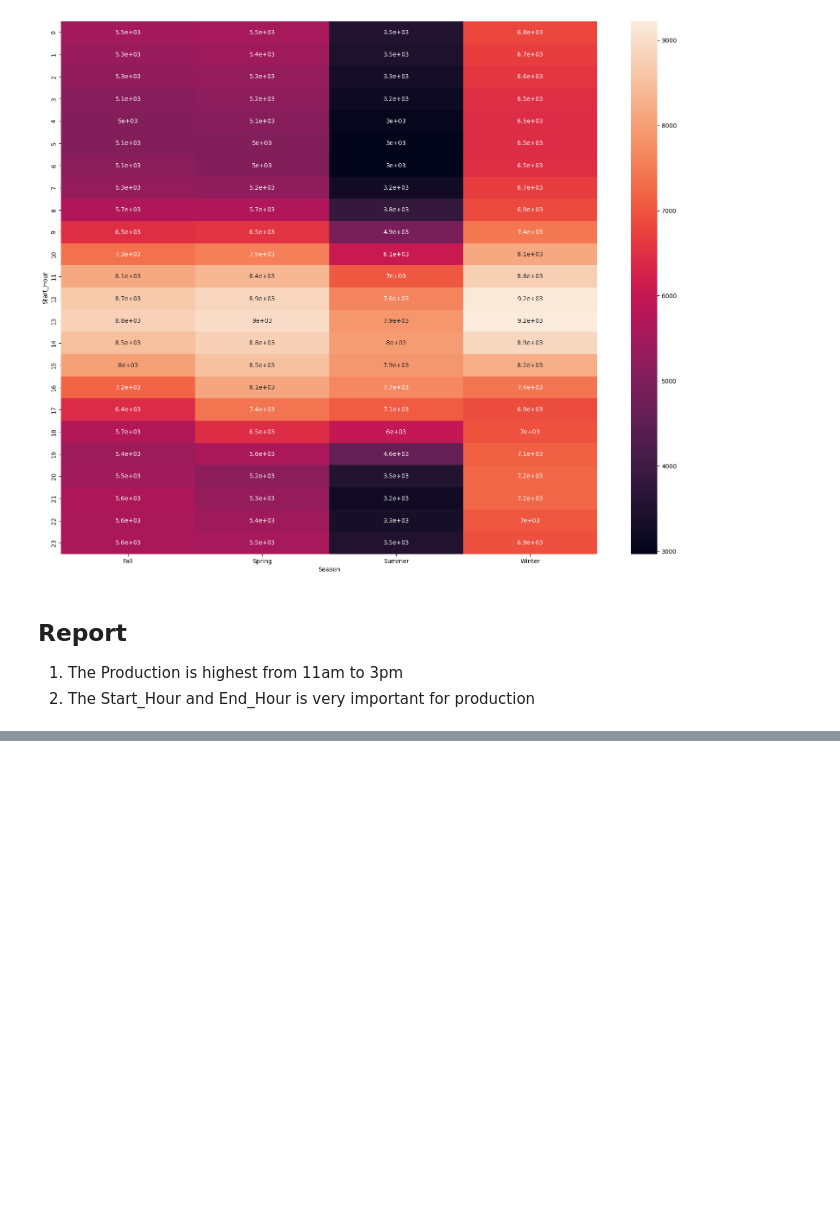
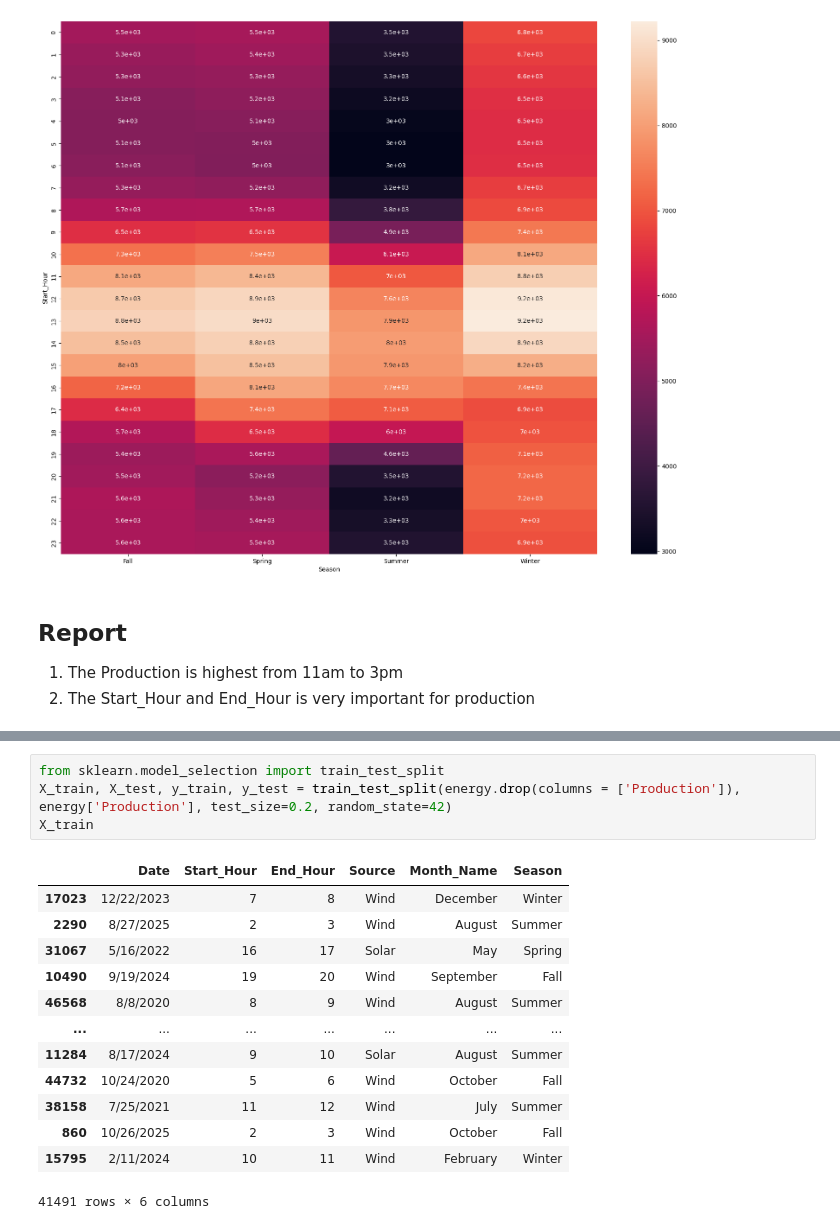
Before and after one commit to KryptoVader/DataScience_Journey, a Jupyter notebook: Analysis/DAY4.ipynb, the cells around one changed output, grey strips where cells are left out. Cells and saved outputs as stored; diff of their text form; blank space fills up the shorter version.

```diff
--- a/Analysis/DAY4.ipynb
+++ b/Analysis/DAY4.ipynb
@@ -339,0 +356,18 @@ plt.show()
+# %%
+from sklearn.model_selection import train_test_split
+X_train, X_test, y_train, y_test = train_test_split(energy.drop(columns = ['Production']), energy['Production'], test_size=0.2, random_state=42)
+X_train
+# %% [output]
+|  | Date | Start_Hour | End_Hour | Source | Month_Name | Season |
+| 17023 | 12/22/2023 | 7 | 8 | Wind | December | Winter |
+| 2290 | 8/27/2025 | 2 | 3 | Wind | August | Summer |
+| 31067 | 5/16/2022 | 16 | 17 | Solar | May | Spring |
+| 10490 | 9/19/2024 | 19 | 20 | Wind | September | Fall |
+| 46568 | 8/8/2020 | 8 | 9 | Wind | August | Summer |
+| ... | ... | ... | ... | ... | ... | ... |
+| 11284 | 8/17/2024 | 9 | 10 | Solar | August | Summer |
+| 44732 | 10/24/2020 | 5 | 6 | Wind | October | Fall |
+| 38158 | 7/25/2021 | 11 | 12 | Wind | July | Summer |
+| 860 | 10/26/2025 | 2 | 3 | Wind | October | Fall |
+| 15795 | 2/11/2024 | 10 | 11 | Wind | February | Winter |
+41491 rows × 6 columns
```
Also changed, not shown: parts of 5 cells of this notebook.
